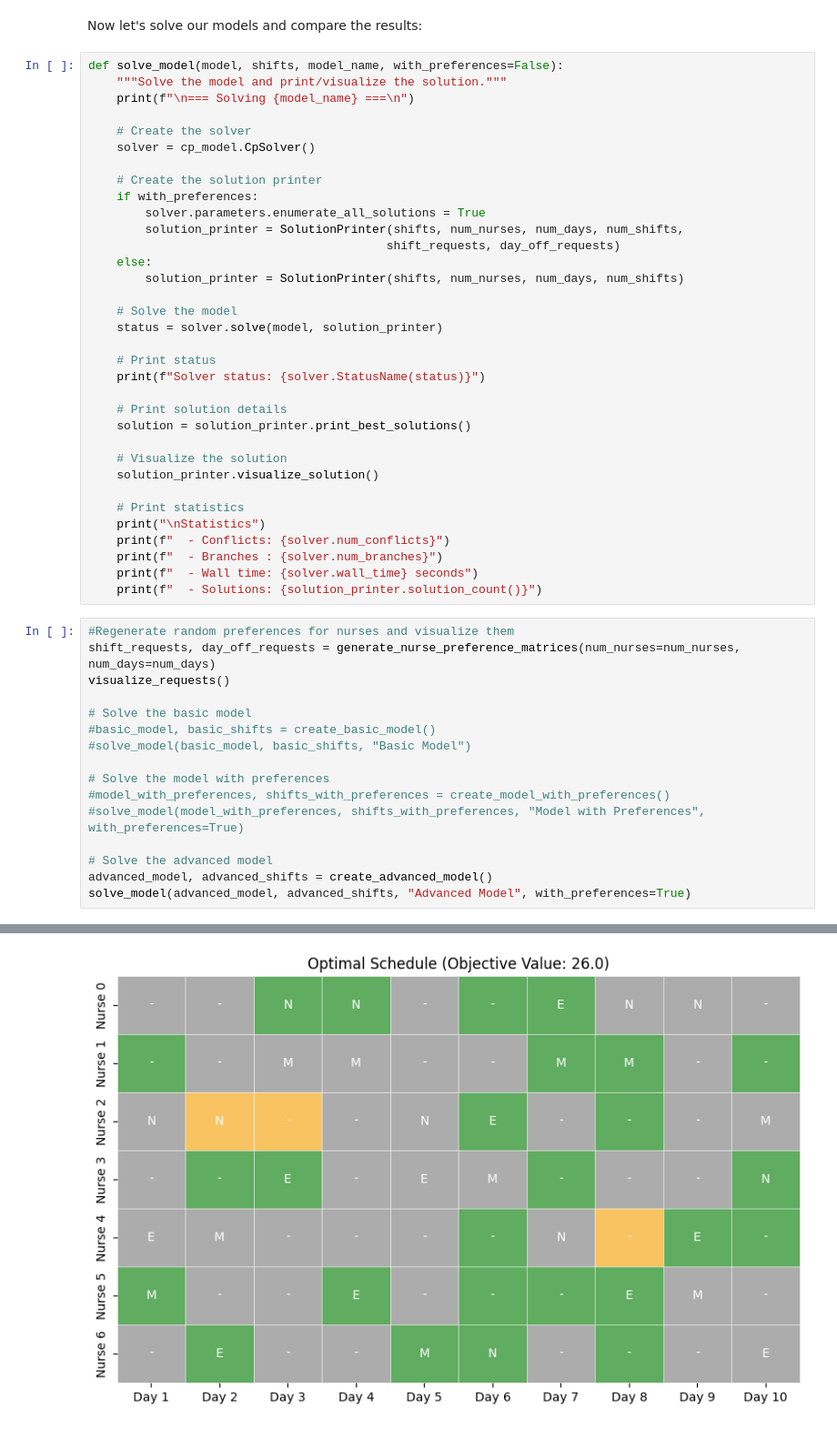
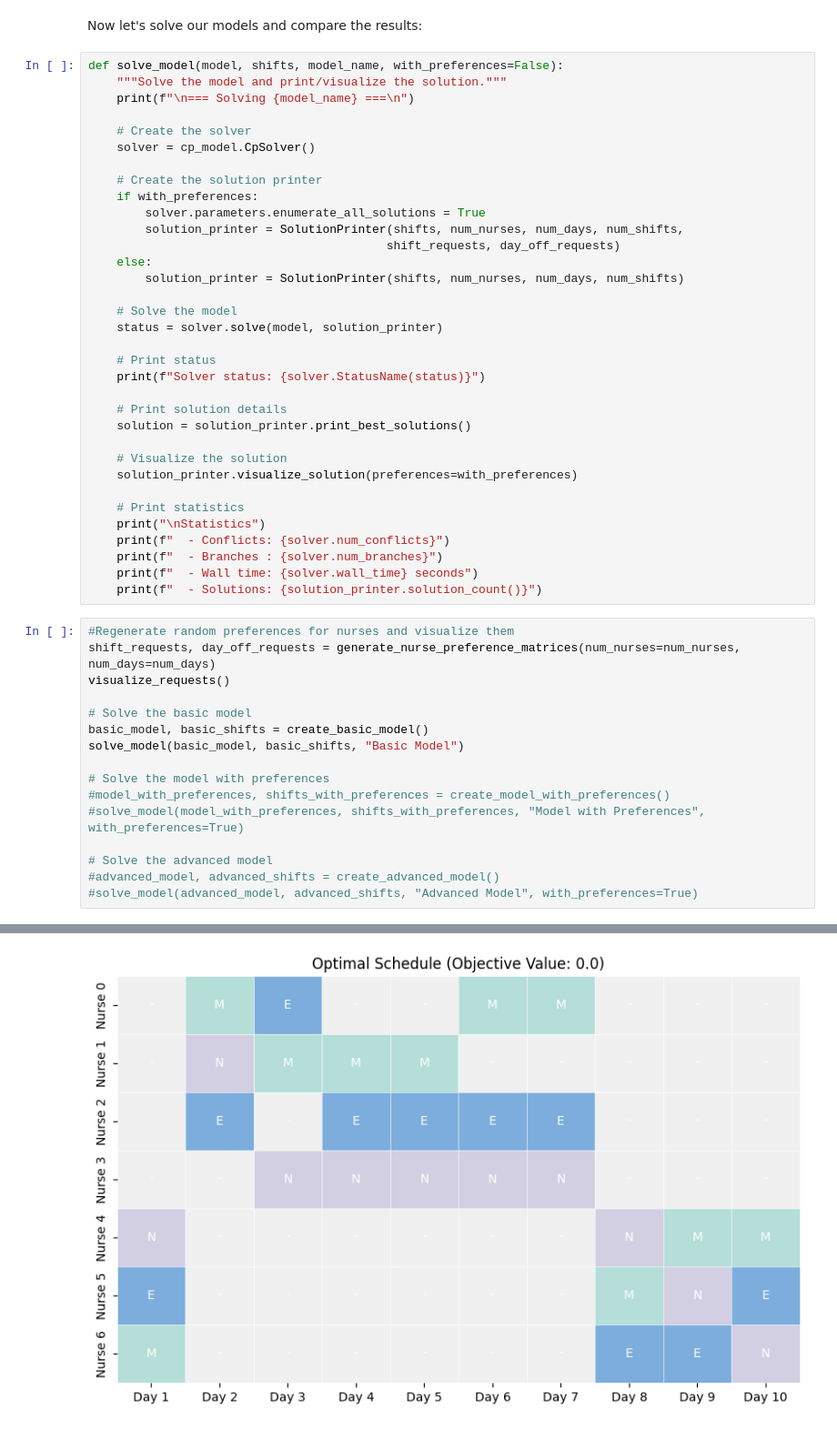
Before and after one commit to qghrjf646/Nurse-Rostering-Problem, a Jupyter notebook: Nurse_Rostering_Problem/notebooks/OR_Tools.ipynb, the cells around one changed output, grey strips where cells are left out. Shown: that part at 91% size. Saved outputs shown, nothing was run; the diff lists cells and outputs as text.

```diff
--- a/Nurse_Rostering_Problem/notebooks/OR_Tools.ipynb
+++ b/Nurse_Rostering_Problem/notebooks/OR_Tools.ipynb
@@ -520,7 +524,7 @@ def solve_model(model, shifts, model_name, with_preferences=False):
     solution = solution_printer.print_best_solutions()
 
     # Visualize the solution
-    solution_printer.visualize_solution()
+    solution_printer.visualize_solution(preferences=with_preferences)
 
     # Print statistics
     print("\nStatistics")
@@ -534,14 +538,14 @@ shift_requests, day_off_requests = generate_nurse_preference_matrices(num_nurses
 visualize_requests()
 
 # Solve the basic model
-#basic_model, basic_shifts = create_basic_model()
-#solve_model(basic_model, basic_shifts, "Basic Model")
+basic_model, basic_shifts = create_basic_model()
+solve_model(basic_model, basic_shifts, "Basic Model")
 
 # Solve the model with preferences
 #model_with_preferences, shifts_with_preferences = create_model_with_preferences()
 #solve_model(model_with_preferences, shifts_with_preferences, "Model with Preferences", with_preferences=True)
 
 # Solve the advanced model
-advanced_model, advanced_shifts = create_advanced_model()
-solve_model(advanced_model, advanced_shifts, "Advanced Model", with_preferences=True)
+#advanced_model, advanced_shifts = create_advanced_model()
+#solve_model(advanced_model, advanced_shifts, "Advanced Model", with_preferences=True)
 # %% [output]
@@ -566,2 +570,2 @@ Total respected requests: 26 / 32
-[figure, old version]
+[figure, new version]
 Statistics
```
Also changed, not shown: parts of 4 cells of this notebook, 4 other files.
